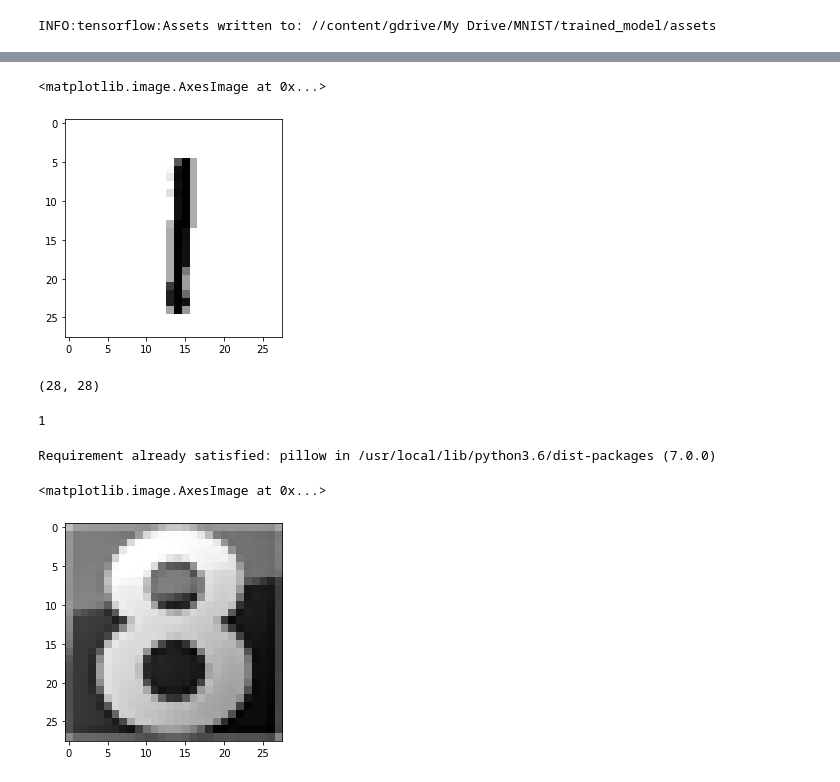
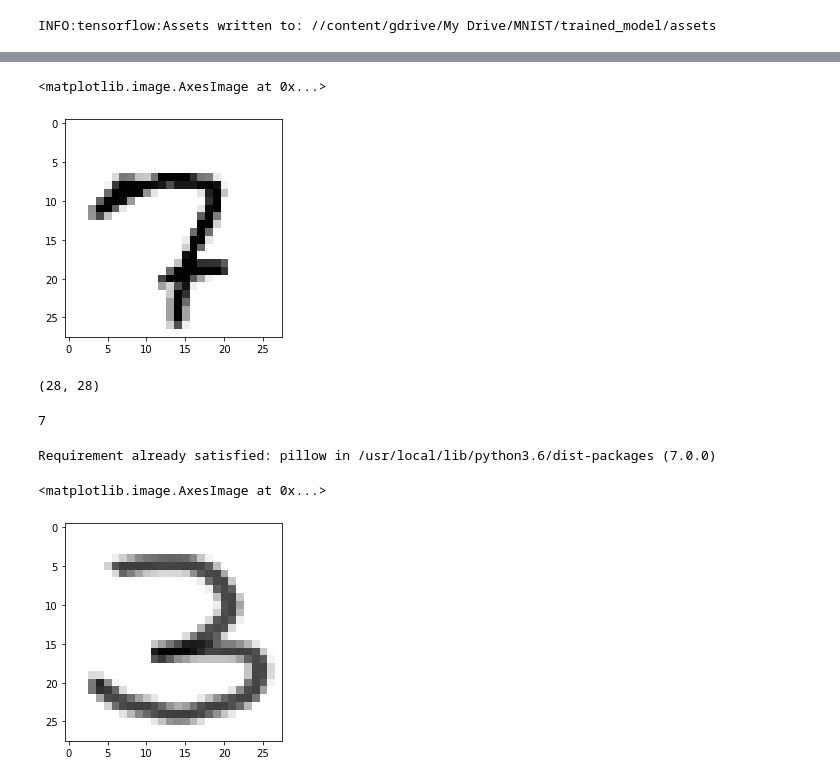
Before and after one commit to rajeshvalluri/MNIST_TF, a Jupyter notebook: MNIST_TF.ipynb, the cells around one changed output, grey strips where cells are left out. Saved outputs shown, nothing was run; the diff lists cells and outputs as text; code cells hidden in the pictures.

```diff
--- a/MNIST_TF.ipynb
+++ b/MNIST_TF.ipynb
@@ -129,31 +138,34 @@ model.evaluate(X_test[...,np.newaxis],y_test)
 # %%
 #Check a couple of images and their corresponding labels.
-plt.pyplot.imshow(X_test[180],cmap='Greys',interpolation='None')
+plt.pyplot.imshow(X_test[36],cmap='Greys',interpolation='None')
 #print(X_test[1458])
 # %% [output]
 <matplotlib.image.AxesImage at 0x...>
-[figure, old version]
+[figure, new version]
 # %%
-pred_image = X_test[180]
+pred_image = X_test[36]
 print(pred_image.shape)
 #pred_image[np.newaxis,...,np.newaxis]
 np.argmax(model.predict(pred_image[np.newaxis,...,np.newaxis]))
 # %% [output]
 (28, 28)
-1
+7
 # %%
 pip install pillow
 # %% [output]
 Requirement already satisfied: pillow in /usr/local/lib/python3.6/dist-packages (7.0.0)
 # %%
-img = Image.open("//content/gdrive/My Drive/MNIST/eight.png")
+img = Image.open("//content/gdrive/My Drive/MNIST/three_1.jpg")
 img = img.convert("L")
 img = np.array(img.resize((28,28)))
-img = (255.0 - img)/255.0 * 0.99  + 0.01
+img = (255.0 - img)
+img[img < 20.0] = 0
+img = img /255.0 * 0.99 + 0.01
+#print(img)
 plt.pyplot.imshow(img,cmap='Greys',interpolation='None')
 # %% [output]
 <matplotlib.image.AxesImage at 0x...>
-[figure, old version]
+[figure, new version]
 # %%
 np.argmax(model.predict(img[np.newaxis,...,np.newaxis]))
 #model.predict(img[np.newaxis,...,np.newaxis])
```
Also changed, not shown: parts of 8 cells of this notebook.
